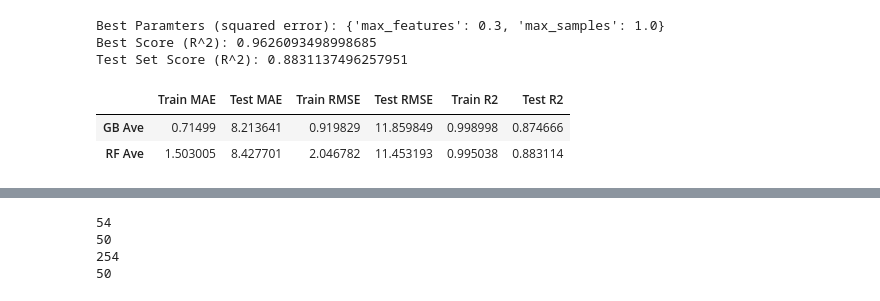
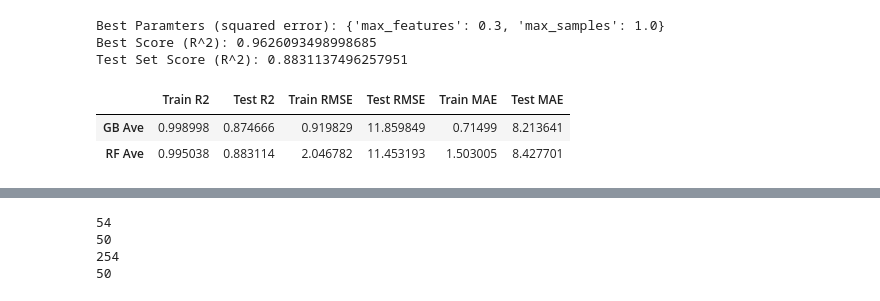
Before and after one commit to michael-p-k/MarathonPredictor, a Jupyter notebook: MarathonPredictor.ipynb, the cells around one changed output, grey strips where cells are left out. Saved outputs shown, nothing was run; the diff lists cells and outputs as text; code cells hidden in the pictures.

```diff
--- a/MarathonPredictor.ipynb
+++ b/MarathonPredictor.ipynb
@@ -638,75 +729,39 @@ Test Set Score (R^2): 0.8831137496257951
 # Test Set Score (R^2): 0.8831137496257951
 # %%
 # Create df to store model performance metrics
-ave_perf_df = pd.DataFrame(columns={'Train MAE':[],'Test MAE':[],
-                            'Train RMSE':[],'Test RMSE':[],'Train R2':[],'Test R2':[]})
+ave_perf_df = pd.DataFrame(columns={'Train R2':[],'Test R2':[],
+                            'Train RMSE':[],'Test RMSE':[],'Train MAE':[],'Test MAE':[]})
 
 # Calculate R2 values
 ave_perf_df.loc['GB Ave','Train R2'] = grid_gb_shuffle_ave.score(X_ave_train, y_ave_train)
 ave_perf_df.loc['GB Ave','Test R2'] = grid_gb_shuffle_ave.score(X_ave_test, y_ave_test)
 ave_perf_df.loc['RF Ave','Train R2'] = grid_rf_shuffle_ave.score(X_ave_train, y_ave_train)
 ave_perf_df.loc['RF Ave','Test R2'] = grid_rf_shuffle_ave.score(X_ave_test, y_ave_test)
-
-# Calculate RMSE values in minutes
-# tss_ave_train = ((y_ave_train - y_ave_train.mean())**2).sum()
-# rmse_gb_train = ((1-gb_train_r2)*(tss_ave_train/len(y_ave_train)))**0.5/60
-# rmse_rf_train = ((1-rf_train_r2)*(tss_ave_train/len(y_ave_train)))**0.5/60
-
-# tss_ave_test = ((y_ave_test - y_ave_test.mean())**2).sum()
-# rmse_gb_test = ((1-gb_test_r2)*(tss_ave_test/len(y_ave_test)))**0.5/60
-# rmse_rf_test = ((1-rf_test_r2)*(tss_ave_test/len(y_ave_test)))**0.5/60
 
 # Calculate residuals, MAE, and RMSE
 gb_train_resid = (y_ave_train - grid_gb_shuffle_ave.predict(X_ave_train))/60
 gb_test_resid = (y_ave_test - grid_gb_shuffle_ave.predict(X_ave_test))/60
 rf_train_resid = (y_ave_train - grid_rf_shuffle_ave.predict(X_ave_train))/60
 rf_test_resid = (y_ave_test - grid_rf_shuffle_ave.predict(X_ave_test))/60
 
 ave_perf_df.loc['GB Ave','Train MAE'] = (np.absolute(gb_train_resid)).mean()
 ave_perf_df.loc['GB Ave','Test MAE'] = (np.absolute(gb_test_resid)).mean()
 ave_perf_df.loc['RF Ave','Train MAE'] = (np.absolute(rf_train_resid)).mean()
 ave_perf_df.loc['RF Ave','Test MAE'] = (np.absolute(rf_test_resid)).mean()
 
 ave_perf_df.loc['GB Ave','Train RMSE'] = ((gb_train_resid**2).mean())**0.5
 ave_perf_df.loc['GB Ave','Test RMSE'] = ((gb_test_resid**2).mean())**0.5
 ave_perf_df.loc['RF Ave','Train RMSE'] = ((rf_train_resid**2).mean())**0.5
 ave_perf_df.loc['RF Ave','Test RMSE'] = ((rf_test_resid**2).mean())**0.5
 
 # Set 'Model' and 'Train/Test' cols
 # ave_perf_df['Model'] = ave_perf_df.index
 # ave_perf_df['Train/Test'] = ave_perf_df.apply(lambda x: (x.Model).split()[1], axis=1)
 # ave_perf_df['Model'] = ave_perf_df.apply(lambda x: (x.Model).split()[0], axis=1)
 
-# print(f'\nGradient Boosting Model:')
-# print(f'  Train MAE = {gb_train_mae:.1f} minutes')
-# print(f'  Train RMSE = {gb_train_rmse:.1f} minutes')
-# print(f'  Test MAE = {gb_test_mae:.1f} minutes')
-# print(f'  Test RMSE = {gb_test_rmse:.1f} minutes')
-# print(f'\nRandom Forest Model:')
-# print(f'  Train MAE = {rf_train_mae:.1f} minutes')
-# print(f'  Train RMSE = {rf_train_rmse:.1f} minutes')
-# print(f'  Test MAE = {rf_test_mae:.1f} minutes')
-# print(f'  Test RMSE = {rf_test_rmse:.1f} minutes')
-
-# print(f'\nTrain MAE:')
-# print(f'  Gradient Boosting: {gb_train_mae:.1f} minutes')
-# print(f'  Random Forest: {rf_train_mae:.1f} minutes')
-
-# print(f'\nTest MAE:')
-# print(f'  Gradient Boosting: {gb_test_mae:.1f} minutes')
-# print(f'  Random Forest: {rf_test_mae:.1f} minutes')
-
-# print(f'\nTrain RMSE:')
-# print(f'  Gradient Boosting: {gb_train_rmse:.1f} minutes')
-# print(f'  Random Forest: {rf_train_rmse:.1f} minutes')
-
-# print(f'\nTest RMSE:')
-# print(f'  Gradient Boosting: {gb_test_rmse:.1f} minutes')
-# print(f'  Random Forest: {rf_test_rmse:.1f} minutes')
-
 ave_perf_df
 # %% [output]
-|  | Train MAE | Test MAE | Train RMSE | Test RMSE | Train R2 | Test R2 |
-| GB Ave | 0.71499 | 8.213641 | 0.919829 | 11.859849 | 0.998998 | 0.874666 |
-| RF Ave | 1.503005 | 8.427701 | 2.046782 | 11.453193 | 0.995038 | 0.883114 |
+|  | Train R2 | Test R2 | Train RMSE | Test RMSE | Train MAE | Test MAE |
+| GB Ave | 0.998998 | 0.874666 | 0.919829 | 11.859849 | 0.71499 | 8.213641 |
+| RF Ave | 0.995038 | 0.883114 | 2.046782 | 11.453193 | 1.503005 | 8.427701 |
 # %%
```
Also changed, not shown: parts of 26 cells of this notebook, 1 other file.
